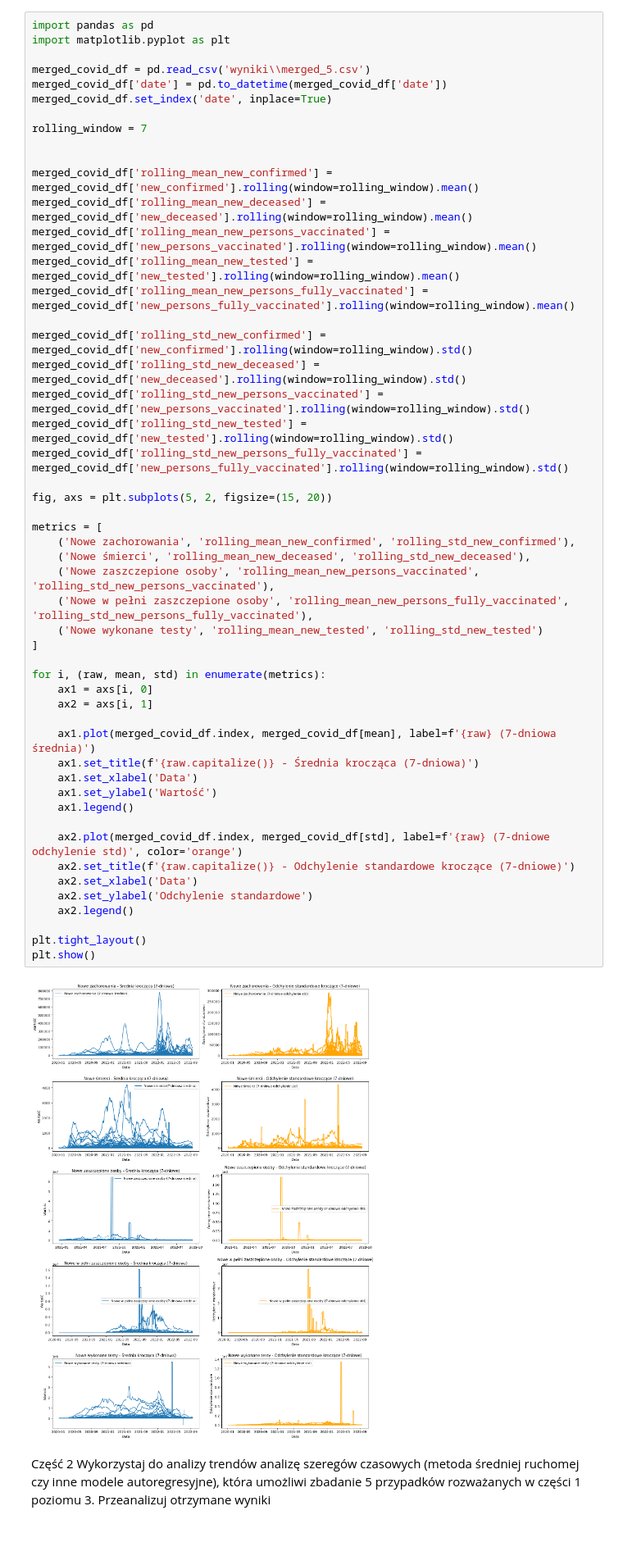
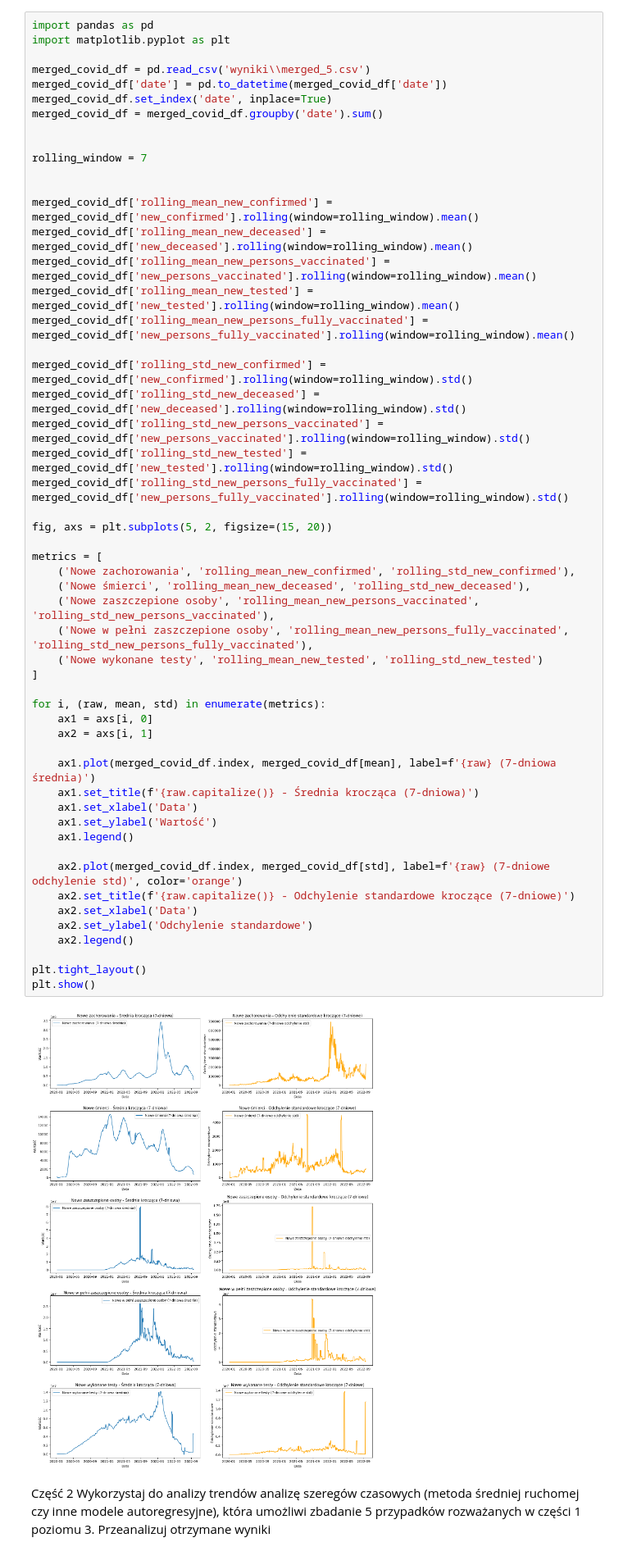
Before and after one commit to Toskyuu/BigData, a Jupyter notebook: zad3.ipynb, the cells around one changed output. Shown at 82% size. Drawn from its saved outputs; the diff is of its cells as text.

```diff
--- a/zad3.ipynb
+++ b/zad3.ipynb
@@ -25,6 +25,8 @@ import matplotlib.pyplot as plt
 merged_covid_df = pd.read_csv('wyniki\\merged_5.csv')
 merged_covid_df['date'] = pd.to_datetime(merged_covid_df['date'])
 merged_covid_df.set_index('date', inplace=True)
+merged_covid_df = merged_covid_df.groupby('date').sum()
+
 
 rolling_window = 7
 
@@ -43,34 +45,34 @@ merged_covid_df['rolling_std_new_persons_fully_vaccinated'] = merged_covid_df['n
 
 fig, axs = plt.subplots(5, 2, figsize=(15, 20))
 
 metrics = [
     ('Nowe zachorowania', 'rolling_mean_new_confirmed', 'rolling_std_new_confirmed'),
     ('Nowe śmierci', 'rolling_mean_new_deceased', 'rolling_std_new_deceased'),
     ('Nowe zaszczepione osoby', 'rolling_mean_new_persons_vaccinated', 'rolling_std_new_persons_vaccinated'),
     ('Nowe w pełni zaszczepione osoby', 'rolling_mean_new_persons_fully_vaccinated', 'rolling_std_new_persons_fully_vaccinated'),
     ('Nowe wykonane testy', 'rolling_mean_new_tested', 'rolling_std_new_tested')
 ]
 
 for i, (raw, mean, std) in enumerate(metrics):
     ax1 = axs[i, 0]
     ax2 = axs[i, 1]
 
     ax1.plot(merged_covid_df.index, merged_covid_df[mean], label=f'{raw} (7-dniowa średnia)')
     ax1.set_title(f'{raw.capitalize()} - Średnia krocząca (7-dniowa)')
     ax1.set_xlabel('Data')
     ax1.set_ylabel('Wartość')
     ax1.legend()
 
     ax2.plot(merged_covid_df.index, merged_covid_df[std], label=f'{raw} (7-dniowe odchylenie std)', color='orange')
     ax2.set_title(f'{raw.capitalize()} - Odchylenie standardowe kroczące (7-dniowe)')
     ax2.set_xlabel('Data')
     ax2.set_ylabel('Odchylenie standardowe')
     ax2.legend()
 
 plt.tight_layout()
 plt.show()
 # %% [output]
-[figure, old version]
+[figure, new version]
 # %% [markdown]
 Część 2
 Wykorzystaj do analizy trendów analizę szeregów czasowych (metoda średniej ruchomej czy inne modele autoregresyjne), która umożliwi zbadanie 5 przypadków rozważanych w części 1 poziomu 3. Przeanalizuj otrzymane wyniki
```
Also changed, not shown: parts of 1 cell of this notebook.
